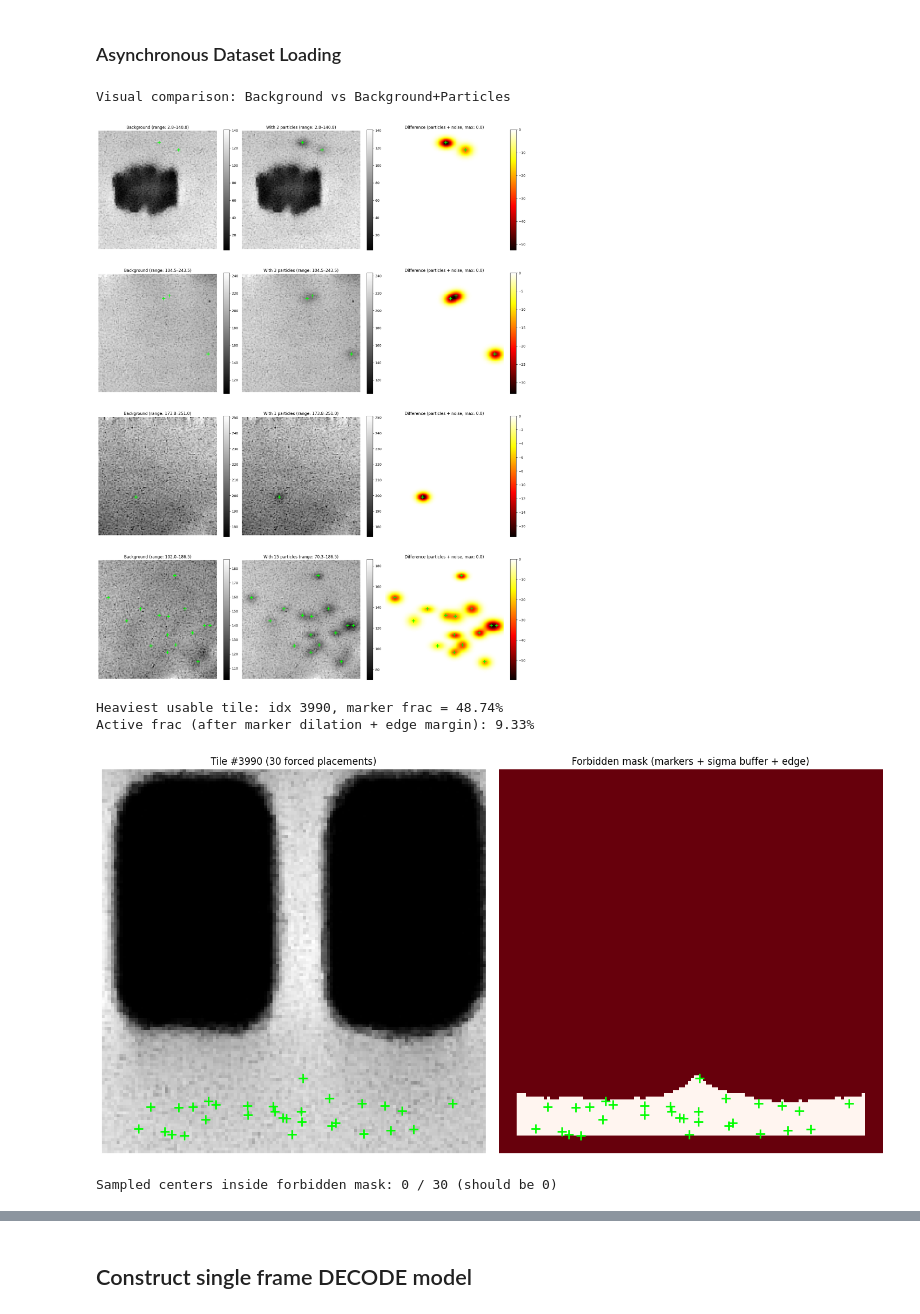
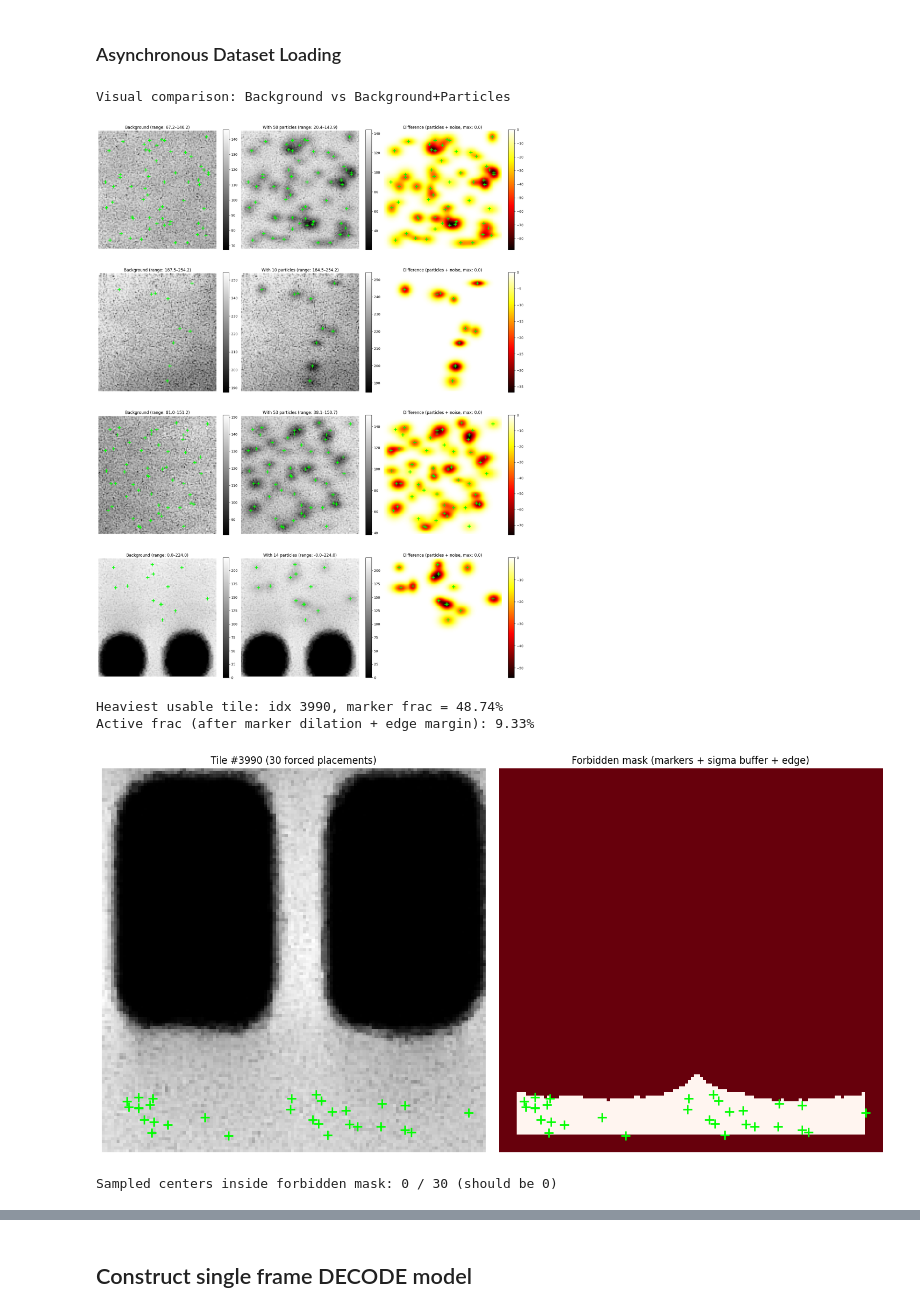
Before and after one commit to superstem000/LOCA_PRAM, a Jupyter notebook: LOCA_PRAM_main_downsampled.ipynb, the cells around one changed output, grey strips where cells are left out. Drawn from its saved outputs; the diff is of its cells as text; code cells hidden in the pictures.

```diff
--- a/LOCA_PRAM_main_downsampled.ipynb
+++ b/LOCA_PRAM_main_downsampled.ipynb
@@ -424,7 +424,7 @@ Tile value range (train): [0.0, 255.0]
 # %% [markdown]
 ## Training Data Generation
 # %%
-def generate_simulation_image(img_size, bg_tiles, num_gaus_low=1, num_gaus_high=50, labels_channel=3):
+def generate_simulation_image(img_size, bg_tiles, num_gaus_low=1, num_gaus_high=75, labels_channel=3):
     """
     Generates a simulated image with synthetic PSF particles on a real
     background tile (sampled at random from bg_tiles).
@@ -548,7 +548,7 @@ class GaussianDataset(Dataset):
         # PSF area shrank ~16x (sigma 4x smaller); bumped 4x to 0-23 so we
         # actually get overlapping particles for the model to learn that case.
         self.num_gaus_low = 0
-        self.num_gaus_high = 50
+        self.num_gaus_high = 75
 
         # print(f"Density Calculation for {img_size}:")
         # print(f"  - Particle Dimensions: ~{int(new_sigma_x*4)}x{int(new_sigma_y*4)} pixels")
@@ -634,39 +634,39 @@ if __name__ == '__main__':
             img_size=window_size,
             bg_tiles=bg_tiles,
             num_gaus_low=0,
-            num_gaus_high=50,
+            num_gaus_high=75,
             labels_channel=3
         )
 
         diff = image - bg_image  # isolates particles + noise
 
         # A. Background only
         axes[i, 0].imshow(bg_image, cmap='gray')
         axes[i, 0].set_title(f'Background (range: {bg_image.min():.1f}–{bg_image.max():.1f})')
         fig.colorbar(axes[i, 0].images[0], ax=axes[i, 0], fraction=0.046)
 
         # B. Background + particles
         axes[i, 1].imshow(image, cmap='gray')
         num_particles = int(labels[2].sum())
         axes[i, 1].set_title(f'With {num_particles} particles (range: {image.min():.1f}–{image.max():.1f})')
         fig.colorbar(axes[i, 1].images[0], ax=axes[i, 1], fraction=0.046)
 
         # C. Difference (particles + noise only)
         im = axes[i, 2].imshow(diff, cmap='hot')
         axes[i, 2].set_title(f'Difference (particles + noise, max: {diff.max():.1f})')
         fig.colorbar(im, ax=axes[i, 2], fraction=0.046)
 
         # Mark true centers on all panels
         ys, xs = np.where(labels[2] > 0)
         for ax in axes[i]:
             ax.scatter(xs, ys, color='lime', marker='+', s=100, linewidths=2)
             ax.axis('off')
 
     plt.tight_layout()
     plt.show()
 # %% [output]
 Visual comparison: Background vs Background+Particles
-[figure, old version]
+[figure, new version]
 # %%
 # =====================================================================
 # Marker-avoidance diagnostic
@@ -734,7 +734,7 @@ if __name__ == '__main__':
 # %% [output]
 Heaviest usable tile: idx 3990, marker frac = 48.74%
 Active frac (after marker dilation + edge margin): 9.33%
-[figure, old version]
+[figure, new version]
 Sampled centers inside forbidden mask: 0 / 30 (should be 0)
 # %%
 # =====================================================================
```
Also changed, not shown: parts of 8 cells of this notebook, 7 other files.
